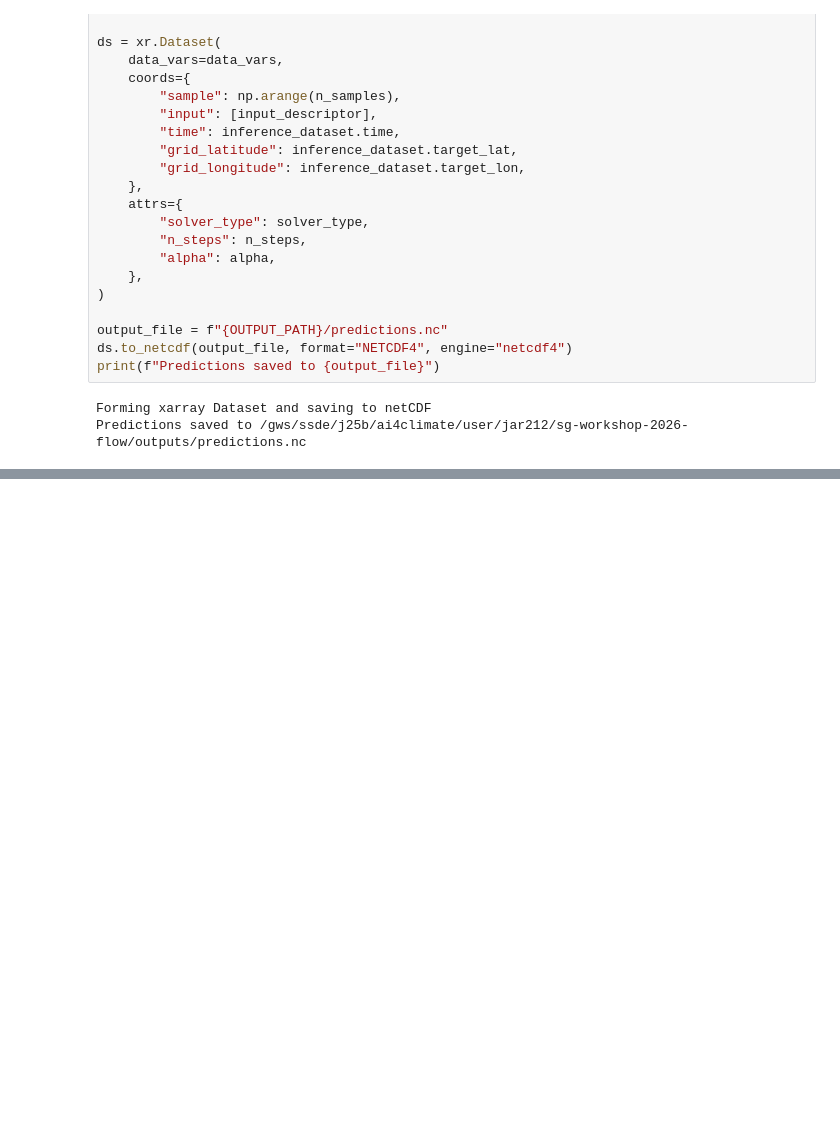
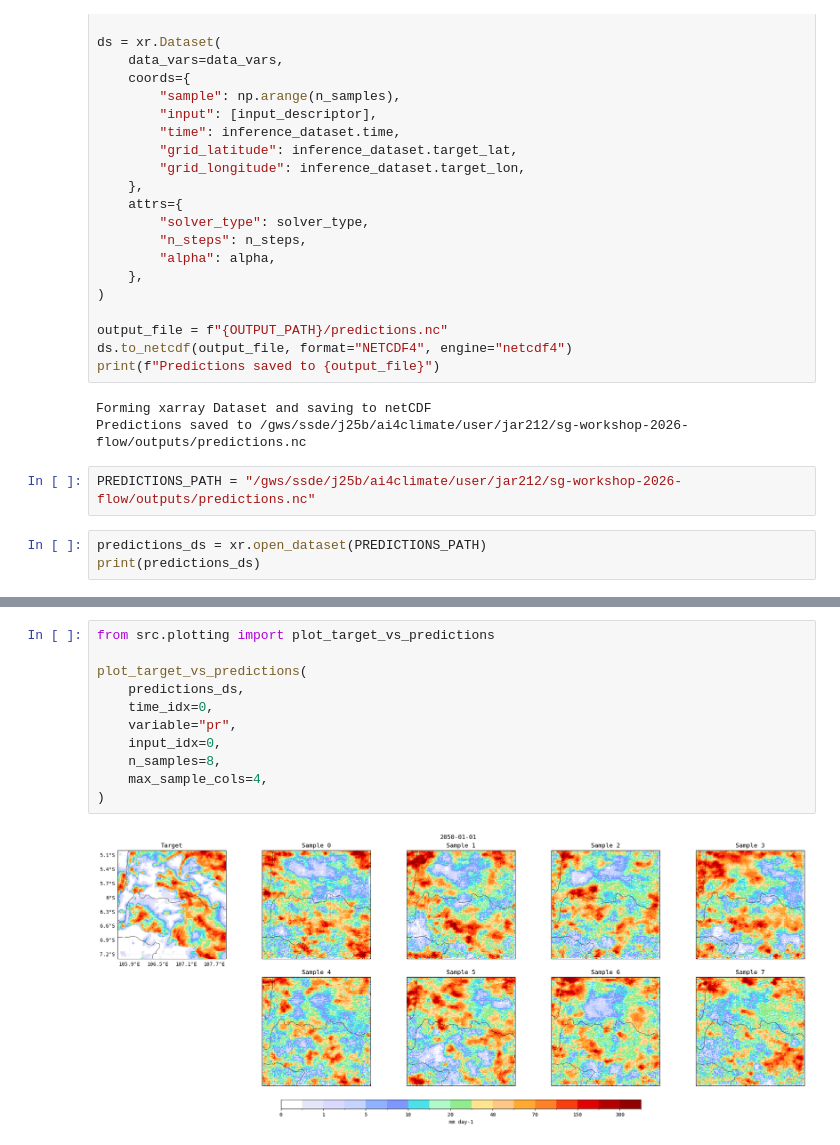
Before and after one commit to mo-tomaswetherell/sg-workshop-2026-flow, a Jupyter notebook: notebooks/inference.ipynb, the cells around one changed output, grey strips where cells are left out. Saved outputs shown, nothing was run; the diff lists cells and outputs as text; blank space fills up the shorter version.

Commit message:
update inference notebook with plotting predictions vs target

```diff
--- a/notebooks/inference.ipynb
+++ b/notebooks/inference.ipynb
@@ -392,3 +392,8 @@ print(f"Predictions saved to {output_file}")
 # %% [output]
 Forming xarray Dataset and saving to netCDF
 Predictions saved to /gws/ssde/j25b/ai4climate/user/jar212/sg-workshop-2026-flow/outputs/predictions.nc
+# %%
+PREDICTIONS_PATH = "/gws/ssde/j25b/ai4climate/user/jar212/sg-workshop-2026-flow/outputs/predictions.nc"
+# %%
+predictions_ds = xr.open_dataset(PREDICTIONS_PATH)
+print(predictions_ds)
@@ -394,0 +417,13 @@ Predictions saved to /gws/ssde/j25b/ai4climate/user/jar212/sg-workshop-2026-flow
+# %%
+from src.plotting import plot_target_vs_predictions
+
+plot_target_vs_predictions(
+    predictions_ds,
+    time_idx=0,
+    variable="pr",
+    input_idx=0,
+    n_samples=8,
+    max_sample_cols=4,
+)
+# %% [output]
+[figure, added]
```
Also changed, not shown: parts of 3 cells of this notebook.
